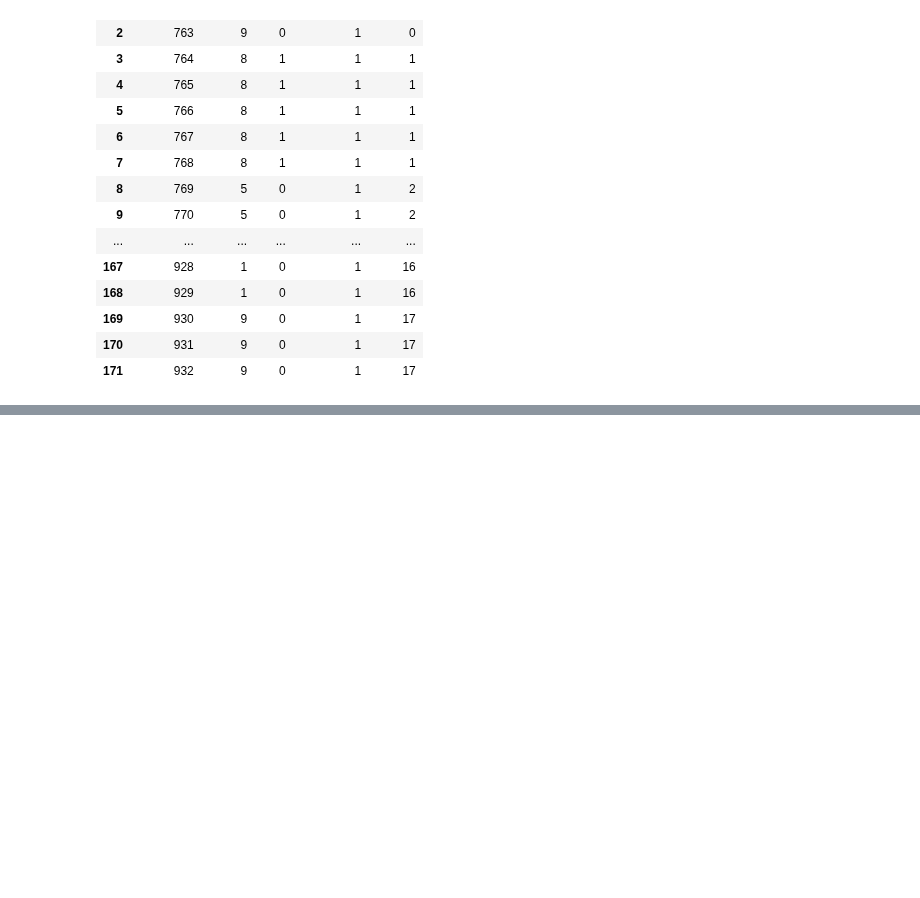
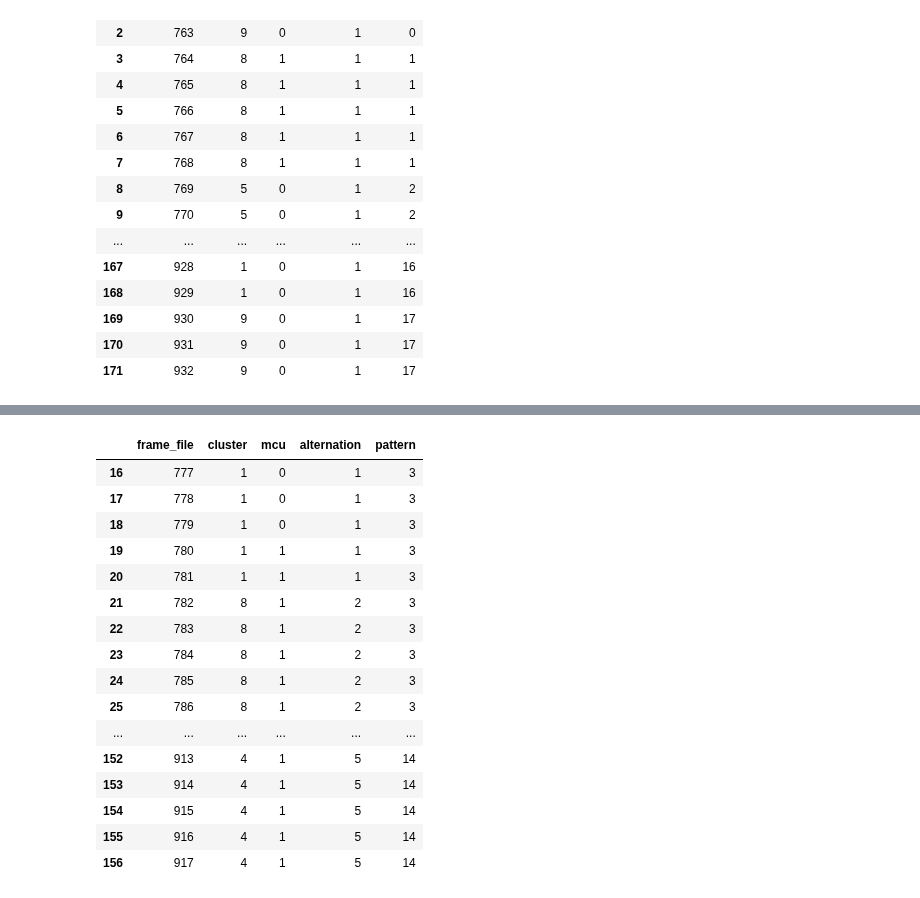
Before and after one commit to JohnTheTripper/moviegoer-prototype, a Jupyter notebook: scene_clustering.ipynb, the cells around one changed output, grey strips where cells are left out. Drawn from its saved outputs; the diff is of its cells as text; code cells hidden in the pictures; blank space fills up the shorter version.

Commit message:
added dataframe searching

```diff
--- a/scene_clustering.ipynb
+++ b/scene_clustering.ipynb
@@ -291,0 +298,2 @@ for x in range(0, 10):
+# %%
+patterns = list(scene_df.loc[scene_df['alternation'] > 2].pattern.unique())
@@ -291,0 +319,20 @@ for x in range(0, 10):
+# %%
+scene_df[scene_df.pattern.isin(patterns)]
+# %% [output]
+|  | frame_file | cluster | mcu | alternation | pattern |
+| 16 | 777 | 1 | 0 | 1 | 3 |
+| 17 | 778 | 1 | 0 | 1 | 3 |
+| 18 | 779 | 1 | 0 | 1 | 3 |
+| 19 | 780 | 1 | 1 | 1 | 3 |
+| 20 | 781 | 1 | 1 | 1 | 3 |
+| 21 | 782 | 8 | 1 | 2 | 3 |
+| 22 | 783 | 8 | 1 | 2 | 3 |
+| 23 | 784 | 8 | 1 | 2 | 3 |
+| 24 | 785 | 8 | 1 | 2 | 3 |
+| 25 | 786 | 8 | 1 | 2 | 3 |
+| ... | ... | ... | ... | ... | ... |
+| 152 | 913 | 4 | 1 | 5 | 14 |
+| 153 | 914 | 4 | 1 | 5 | 14 |
+| 154 | 915 | 4 | 1 | 5 | 14 |
+| 155 | 916 | 4 | 1 | 5 | 14 |
+| 156 | 917 | 4 | 1 | 5 | 14 |
```
Also changed, not shown: parts of 4 cells of this notebook.
